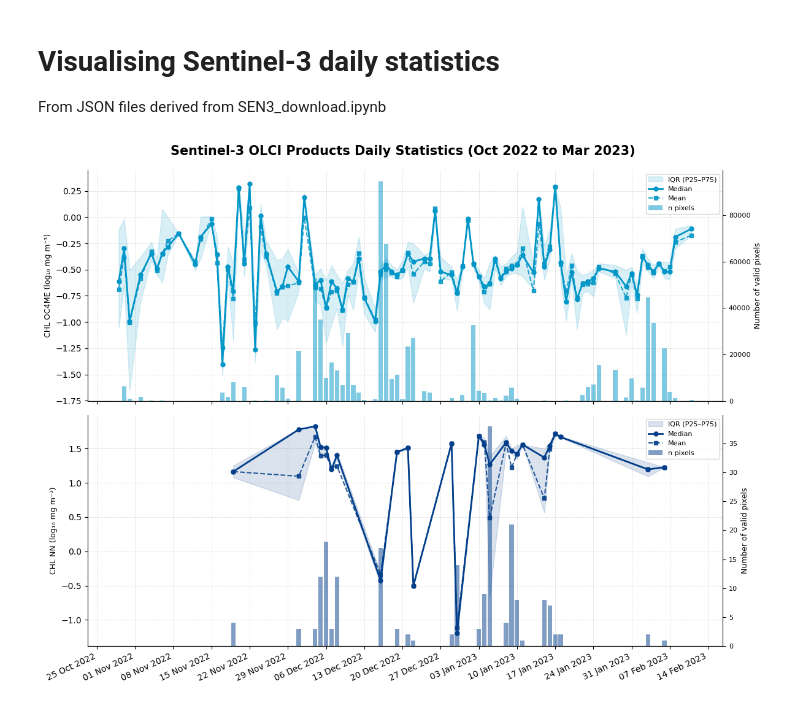
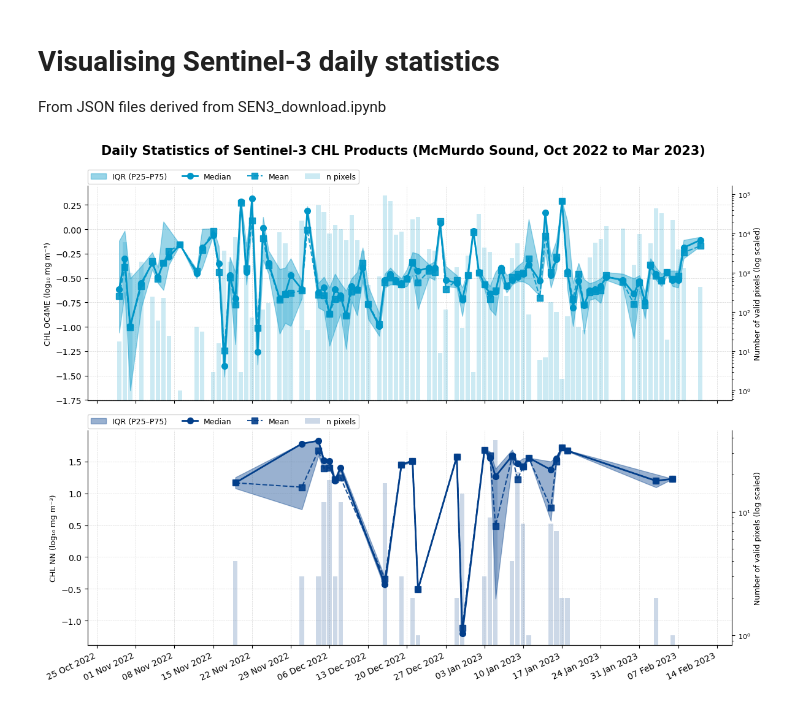
Before and after one commit to gwynethcheng/thesis-codebase, a Jupyter notebook: SEN3_visualise.ipynb, the cells around one changed output. Cells and saved outputs as stored; diff of their text form; code cells hidden in the pictures.

```diff
--- a/SEN3_visualise.ipynb
+++ b/SEN3_visualise.ipynb
@@ -30,7 +30,7 @@ for date_str, day in data.items():
             series[p][k].append(day[p][k] if p in day else None)
 
 fig, axes = plt.subplots(2, 1, figsize=(12, 9), sharex=True)
-fig.suptitle("Sentinel-3 OLCI Products Daily Statistics (Oct 2022 to Mar 2023)", fontsize=15, fontweight="bold", y=0.99)
+fig.suptitle("Daily Statistics of Sentinel-3 CHL Products (McMurdo Sound, Oct 2022 to Mar 2023)", fontsize=15, fontweight="bold", y=0.99)
 
 for ax, p in zip(axes, products):
     color = colors[p]
@@ -51,37 +51,42 @@ for ax, p in zip(axes, products):
     npx_valid   = npx[valid]
 
     # secondary y-axis for n_pixels bar chart (drawn first so it sits behind)
     ax_n = ax.twinx()
-    ax_n.bar(dates_valid, npx_valid, width=0.8, color=color, alpha=0.5, zorder=1, label="n pixels")
-    ax_n.set_ylabel("Number of valid pixels", fontsize=9)
+    ax_n.set_yscale("log")
+    ax_n.bar(dates_valid, npx_valid, width=0.8, color=color, alpha=0.2, zorder=1, label="n pixels")
+    ax_n.set_ylabel("Number of valid pixels (log scaled)", fontsize=9)
     ax_n.tick_params(axis="y", labelsize=8)
     ax_n.spines[["top", "left"]].set_visible(False)
     #ax_n.yaxis.label.set_alpha(0.6)
 
     # line chart on primary axis (drawn on top)
-    ax.fill_between(dates_valid, p25_valid, p75_valid, alpha=0.15, color=color,
+    ax.fill_between(dates_valid, p25_valid, p75_valid, alpha=0.4, color=color,
                     zorder=2, label="IQR (P25–P75)")
     ax.plot(dates_valid, med_valid, color=color, linewidth=2.0, marker="o",
-            markersize=5, zorder=3, label="Median")
+            markersize=7, zorder=3, label="Median")
     ax.plot(dates_valid, mn_valid,  color=color, linewidth=1.5, marker="s",
-            markersize=4, linestyle="--", alpha=0.85, zorder=3, label="Mean")
+            markersize=7, linestyle="--", alpha=0.9, zorder=3, label="Mean")
 
     ax.set_ylabel(labels[p], fontsize=9)
     ax.spines[["top", "right"]].set_visible(False)
     ax.grid(True, linestyle="--", linewidth=0.5, alpha=0.5, zorder=0)
 
     # combined legend from both axes
     lines_main, labels_main = ax.get_legend_handles_labels()
     lines_n, labels_n = ax_n.get_legend_handles_labels()
-    ax.legend(lines_main + lines_n, labels_main + labels_n, fontsize=8, loc="upper right")
+    #ax.legend(lines_main + lines_n, labels_main + labels_n, fontsize=9, loc="upper right")
+    ax.legend(lines_main + lines_n, labels_main + labels_n, fontsize=9,
+          loc="lower left", bbox_to_anchor=(0, 1.01), ncols=4,
+          borderaxespad=0, frameon=True)
 
 # x-axis: weekly ticks, slanted
 axes[-1].xaxis.set_major_formatter(mdates.DateFormatter("%d %b %Y"))
 axes[-1].xaxis.set_major_locator(mdates.WeekdayLocator(interval=1))
 plt.setp(axes[-1].xaxis.get_majorticklabels(), rotation=25, ha="right")
 
 fig.tight_layout()
+# fig.subplots_adjust(top=0.9)
 plt.savefig("/Users/gwyneth/Desktop/oct2022_mar2023_summaries/oct2022_mar2023_dailystats_viz.png", dpi=150, bbox_inches="tight")
 plt.show()
 # %% [output]
-[figure, old version]
+[figure, new version]
```
Also changed, not shown: 2 other files.
